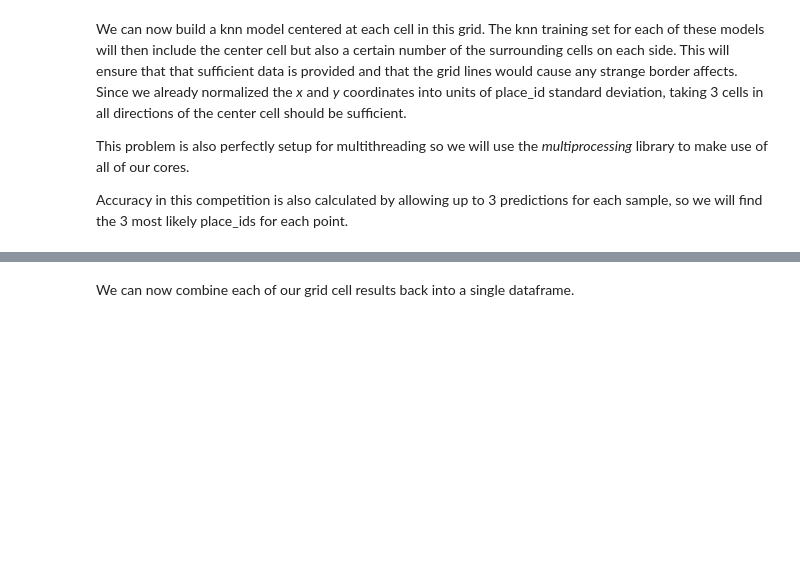
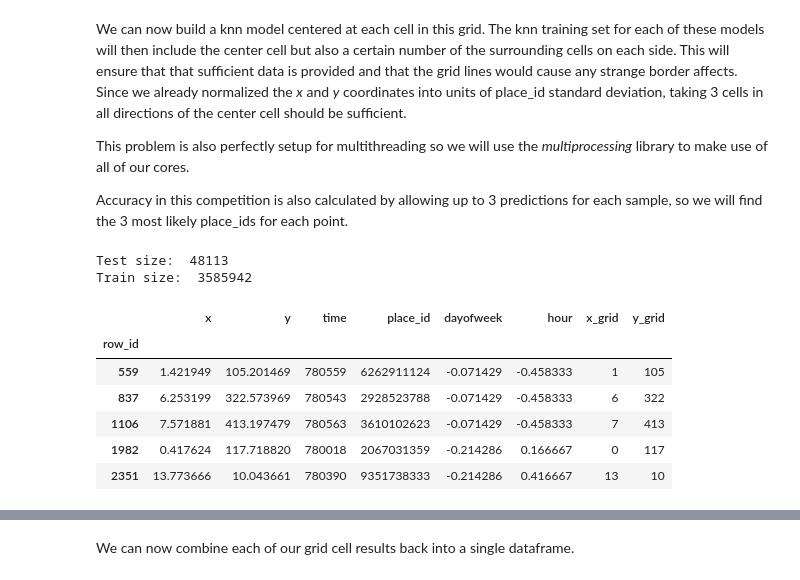
Before and after one commit to derek-pyne/ml_playground, a Jupyter notebook: Facebook Check Ins/FacebookCheckIns.ipynb, the cells around one changed output, grey strips where cells are left out. Drawn from its saved outputs; the diff is of its cells as text; code cells hidden in the pictures; blank space fills up the shorter version.

```diff
--- a/Facebook Check Ins/FacebookCheckIns.ipynb
+++ b/Facebook Check Ins/FacebookCheckIns.ipynb
@@ -12,8 +12,8 @@ On Facebook, a user can check into a nearby location by selecting from a list of
 
 First, we will read in the data and do some preliminary exploration.
 # %%
-df = pd.read_csv('Data/train.csv', index_col='row_id', nrows=1000000)
-# final = pd.read_csv('Data/test.csv', index_col='row_id')
+df = pd.read_csv('Data/train.csv', index_col='row_id')
+final = pd.read_csv('Data/test.csv', index_col='row_id')
 # %% [markdown]
 We can see that about 29 million data points have been provided. X and Y coordinates fall from 0 to 10 (were stated to have been given in kms) and accuracy falls from 1 to about 1000, although no further description was given. Time ranges from 1 to about 786 000 and no information about units were given. We will have to figure this out later.
 # %%
@@ -170,7 +222,12 @@ Since we also saw some long term trends, where we cutoff the beginning of our tr
 
 We identify the test and training set by making a boolean column for each. We need two columns (not just one), as it is possible for rows to be members of neither.
 # %%
-train_mask = (df['time'] > 770000) & (df['time'] < 780000)
-test_mask = (df['time'] >= 780000) & (df['time'] < 780010)
-df['test'] = test_mask
-df['train'] = train_mask
+# train_mask = (df['time'] > 770000) & (df['time'] < 780000)
+# # train_mask = (df['time'] > 770000) & (df['time'] < 780000)
+
+# test_mask = (df['time'] >= 780000) & (df['time'] < 780010)
+# # test_mask = (df['time'] >= 780000) & (df['time'] < 781000)
+# # test_mask = (df['time'] >= 780000)# & (df['time'] < 781000)
+
+# df['test'] = test_mask
+# df['train'] = train_mask
@@ -202,6 +271,28 @@ We can now build a knn model centered at each cell in this grid. The knn trainin
 This problem is also perfectly setup for multithreading so we will use the *multiprocessing* library to make use of all of our cores.
 
 Accuracy in this competition is also calculated by allowing up to 3 predictions for each sample, so we will find the 3 most likely place_ids for each point.
+# %%
+train_mask = (df['time'] > 700000) & (df['time'] < 780000)
+test_mask = (df['time'] >= 780000) & (df['time'] < 781000)
+
+test = df[test_mask]
+train = df[train_mask]
+# %%
+print('Test size: ', len(test))
+print('Train size: ', len(train))
+# %% [output]
+Test size:  48113
+Train size:  3585942
+# %%
+test.head()
+# %% [output]
+|  | x | y | time | place_id | dayofweek | hour | x_grid | y_grid |
+| row_id |  |  |  |  |  |  |  |  |
+| 559 | 1.421949 | 105.201469 | 780559 | 6262911124 | -0.071429 | -0.458333 | 1 | 105 |
+| 837 | 6.253199 | 322.573969 | 780543 | 2928523788 | -0.071429 | -0.458333 | 6 | 322 |
+| 1106 | 7.571881 | 413.197479 | 780563 | 3610102623 | -0.071429 | -0.458333 | 7 | 413 |
+| 1982 | 0.417624 | 117.718820 | 780018 | 2067031359 | -0.214286 | 0.166667 | 0 | 117 |
+| 2351 | 13.773666 | 10.043661 | 780390 | 9351738333 | -0.214286 | 0.416667 | 13 | 10 |
 # %%
 from joblib import Parallel, delayed
 import multiprocessing
```
Also changed, not shown: parts of 25 cells of this notebook.
